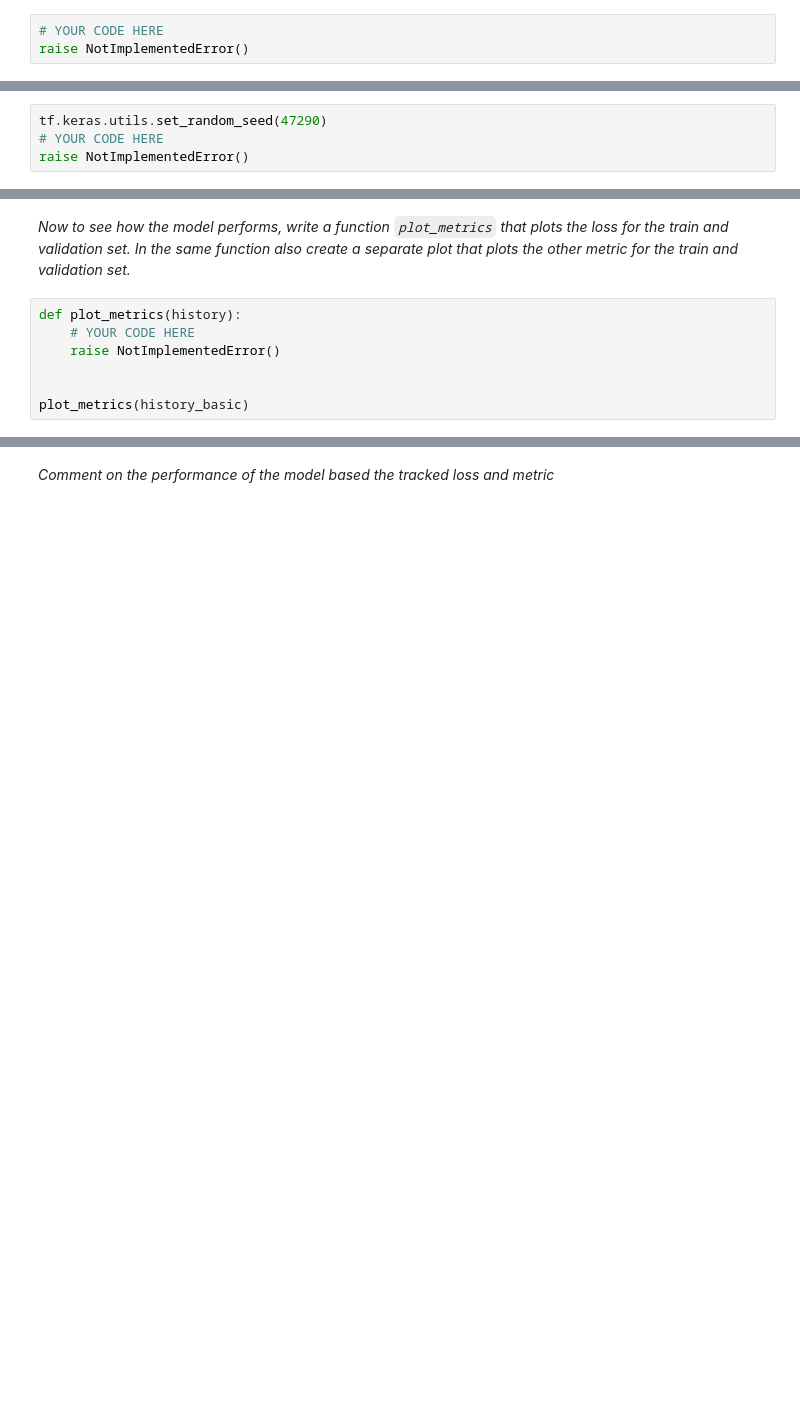
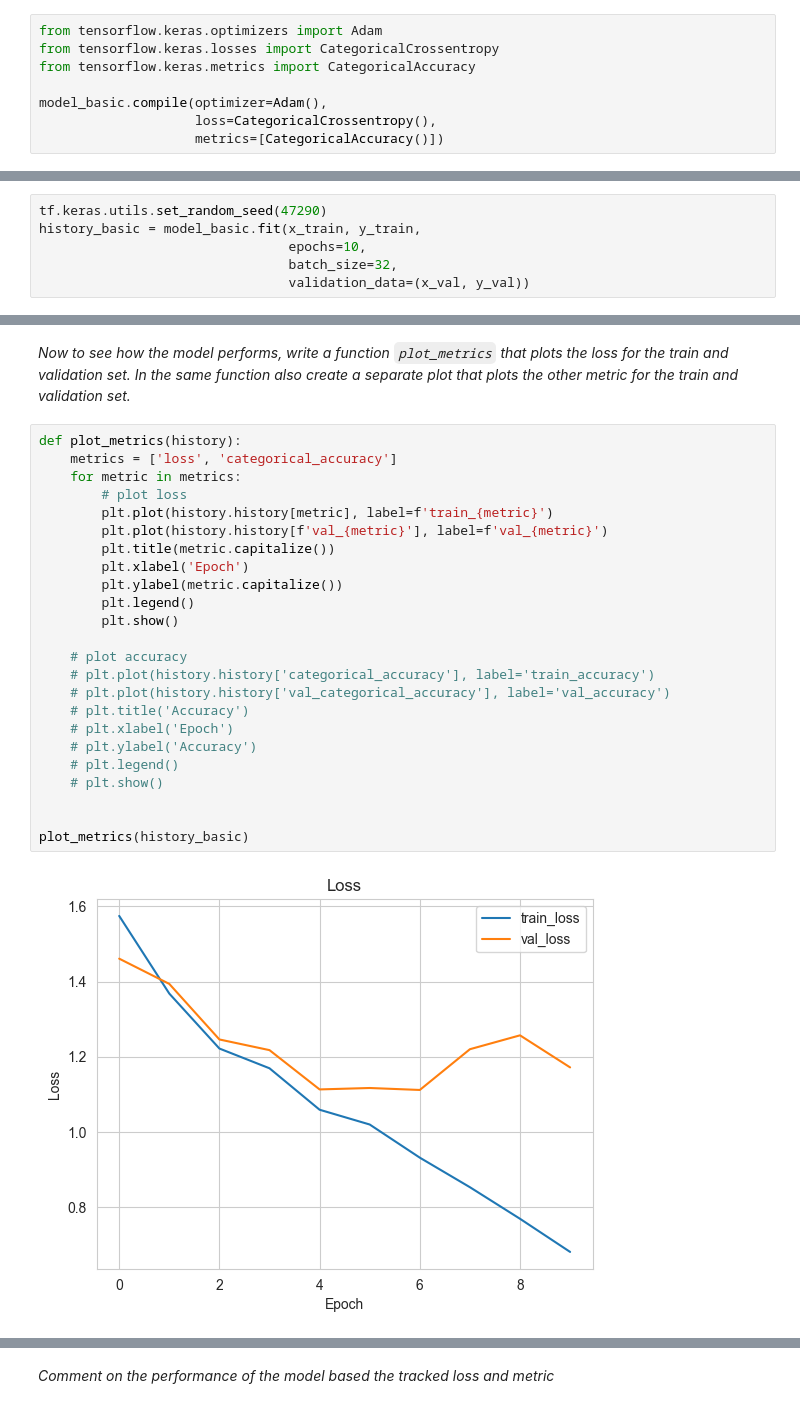
Before and after one commit to YRYoung/ML-with-Big-Data, a Jupyter notebook: spce0038_coursework_tf_22036444.ipynb, the cells around one changed output, grey strips where cells are left out. Drawn from its saved outputs; the diff is of its cells as text; blank space fills up the shorter version.

```diff
--- a/spce0038_coursework_tf_22036444.ipynb
+++ b/spce0038_coursework_tf_22036444.ipynb
@@ -255,7 +292,12 @@ YOUR ANSWER HERE
 # %% [markdown]
 Now compile the model using the `Adam` optimiser, your chosen loss, and your chosen metric to track. (Tip: TF has some loss function and metrics implemented in [tf.keras.losses](https://www.tensorflow.org/api_docs/python/tf/keras/losses) and [tf.keras.metrics](https://www.tensorflow.org/api_docs/python/tf/keras/metrics).)
 # %%
-# YOUR CODE HERE
-raise NotImplementedError()
+from tensorflow.keras.optimizers import Adam
+from tensorflow.keras.losses import CategoricalCrossentropy
+from tensorflow.keras.metrics import CategoricalAccuracy
+
+model_basic.compile(optimizer=Adam(),
+                    loss=CategoricalCrossentropy(),
+                    metrics=[CategoricalAccuracy()])
 # %%
 check_var_defined('model_basic')
@@ -263,5 +307,7 @@ check_var_defined('model_basic')
 _Now fit the train data for 10 epochs and save the training history in the variable `history_basic`. Also specify the `validation_data` and a `batch_size` of 32._
 # %%
 tf.keras.utils.set_random_seed(47290)
-# YOUR CODE HERE
-raise NotImplementedError()
+history_basic = model_basic.fit(x_train, y_train,
+                                epochs=10,
+                                batch_size=32,
+                                validation_data=(x_val, y_val))
@@ -271,8 +340,27 @@ check_var_defined('history_basic')
 _Now to see how the model performs, write a function `plot_metrics` that plots the loss for the train and validation set. In the same function also create a separate plot that plots the other metric for the train and validation set._
 # %%
 def plot_metrics(history):
-    # YOUR CODE HERE
-    raise NotImplementedError()
+    metrics = ['loss', 'categorical_accuracy']
+    for metric in metrics:
+        # plot loss
+        plt.plot(history.history[metric], label=f'train_{metric}')
+        plt.plot(history.history[f'val_{metric}'], label=f'val_{metric}')
+        plt.title(metric.capitalize())
+        plt.xlabel('Epoch')
+        plt.ylabel(metric.capitalize())
+        plt.legend()
+        plt.show()
+
+    # plot accuracy
+    # plt.plot(history.history['categorical_accuracy'], label='train_accuracy')
+    # plt.plot(history.history['val_categorical_accuracy'], label='val_accuracy')
+    # plt.title('Accuracy')
+    # plt.xlabel('Epoch')
+    # plt.ylabel('Accuracy')
+    # plt.legend()
+    # plt.show()
 
 
 plot_metrics(history_basic)
+# %% [output]
+[figure, added]
```
Also changed, not shown: parts of 26 cells of this notebook.
